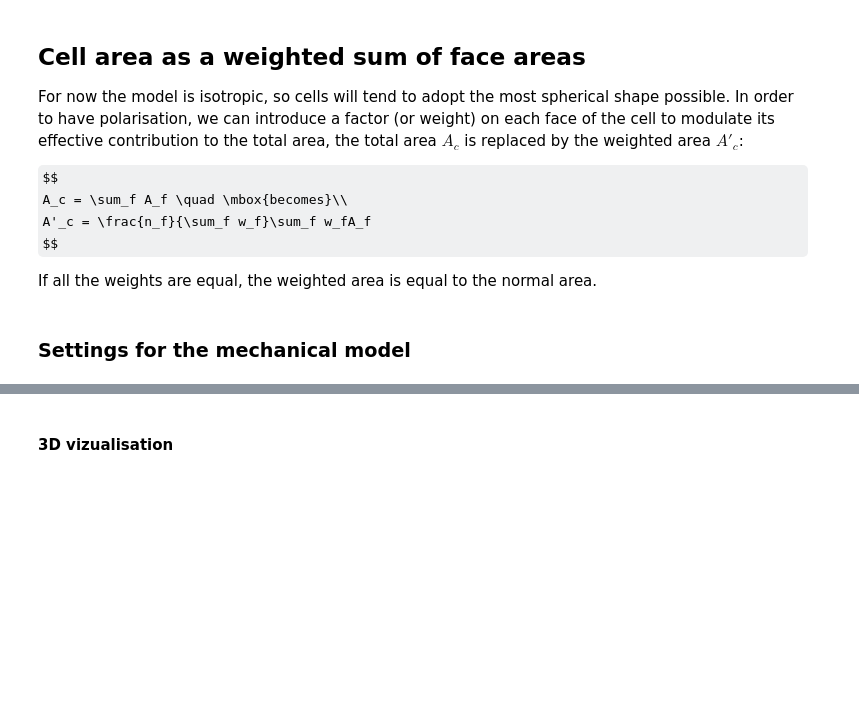
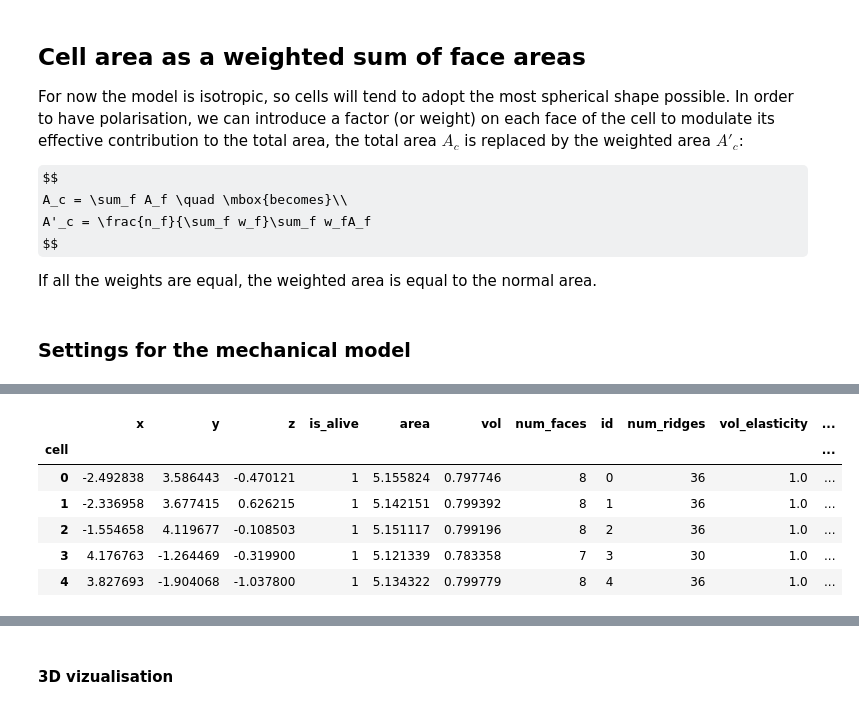
Before and after one commit to glyg/pyfollicle, a Jupyter notebook: notebooks/FollicleEllongation.ipynb, the cells around one changed output, grey strips where cells are left out. Cells and saved outputs as stored; diff of their text form; code cells hidden in the pictures; some formulas as TeX source; blank space fills up the shorter version.

```diff
--- a/notebooks/FollicleEllongation.ipynb
+++ b/notebooks/FollicleEllongation.ipynb
@@ -129,0 +145,10 @@ print(follicle.settings)
+# %%
+follicle.cell_df.head() # pandas DataFrame
+# %% [output]
+|  | x | y | z | is_alive | area | vol | num_faces | id | num_ridges | vol_elasticity | ... |
+| cell |  |  |  |  |  |  |  |  |  |  | ... |
+| 0 | -2.492838 | 3.586443 | -0.470121 | 1 | 5.155824 | 0.797746 | 8 | 0 | 36 | 1.0 | ... |
+| 1 | -2.336958 | 3.677415 | 0.626215 | 1 | 5.142151 | 0.799392 | 8 | 1 | 36 | 1.0 | ... |
+| 2 | -1.554658 | 4.119677 | -0.108503 | 1 | 5.151117 | 0.799196 | 8 | 2 | 36 | 1.0 | ... |
+| 3 | 4.176763 | -1.264469 | -0.319900 | 1 | 5.121339 | 0.783358 | 7 | 3 | 30 | 1.0 | ... |
+| 4 | 3.827693 | -1.904068 | -1.037800 | 1 | 5.134322 | 0.799779 | 8 | 4 | 36 | 1.0 | ... |
```
Also changed, not shown: parts of 21 cells of this notebook, 2 other files.
